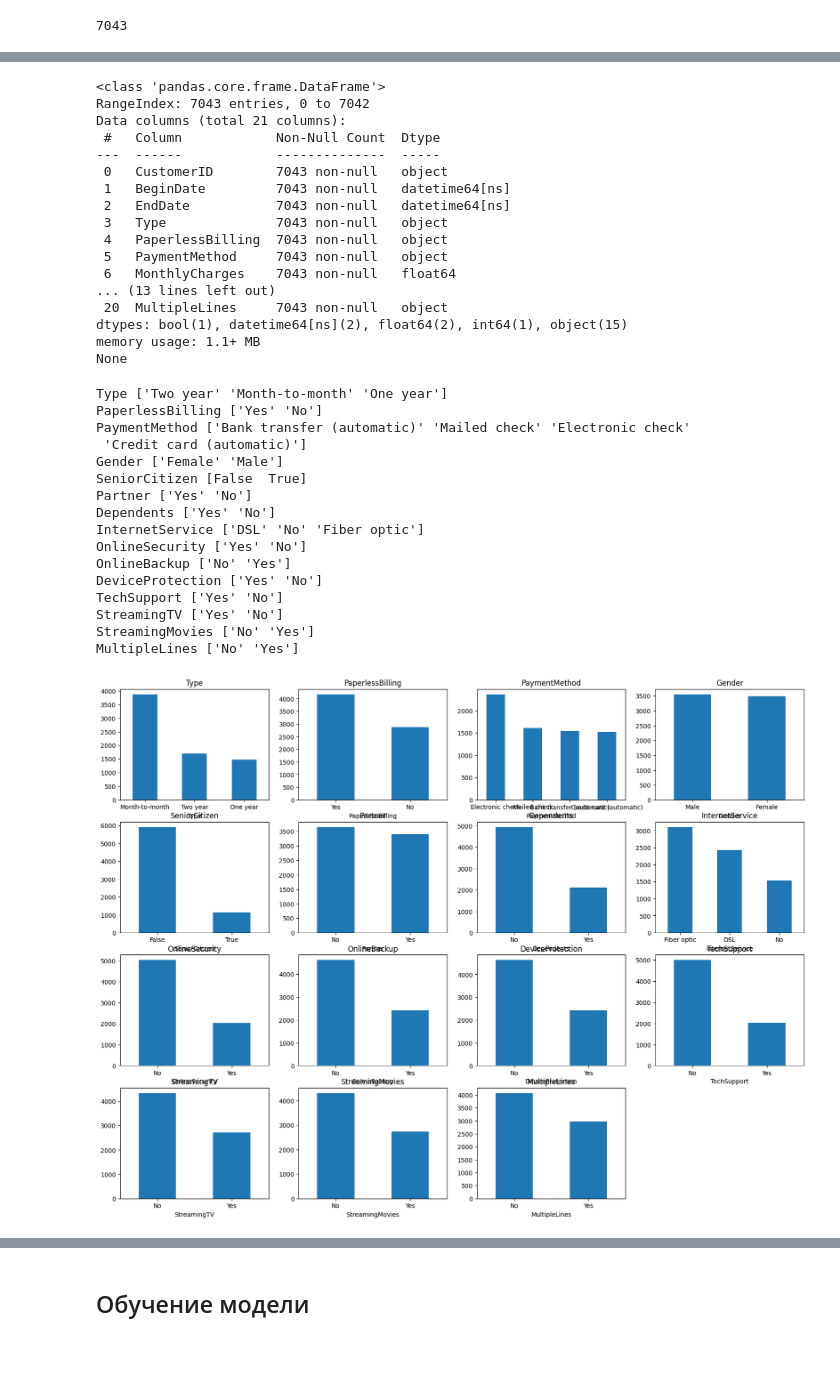
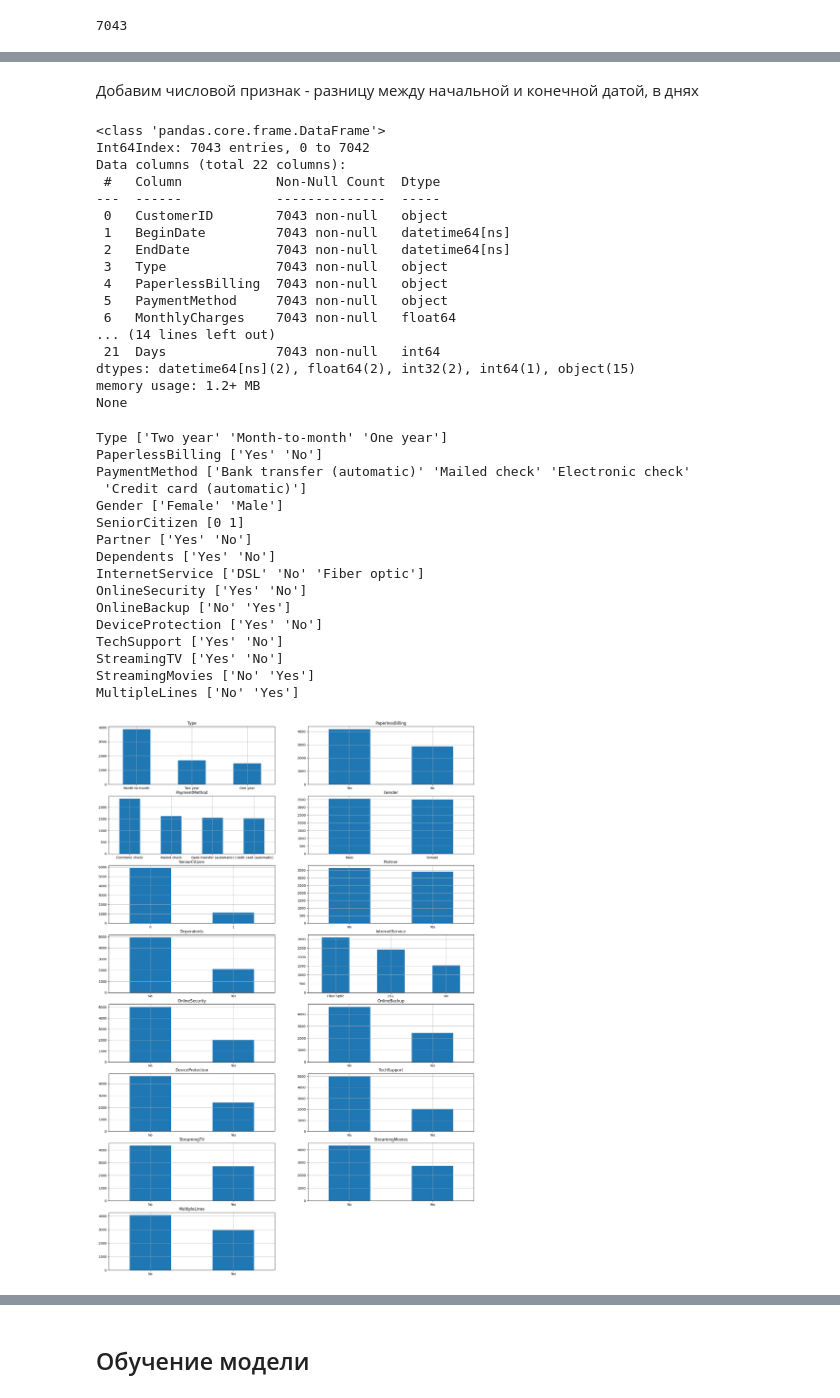
Before and after one commit to kirillva/project-final, a Jupyter notebook: index.ipynb, the cells around one changed output, grey strips where cells are left out. Cells and saved outputs as stored; diff of their text form; code cells hidden in the pictures; blank space fills up the shorter version.

```diff
--- a/index.ipynb
+++ b/index.ipynb
@@ -284,7 +289,7 @@ display(internet.head())
 | 3 | 7795-CFOCW | DSL | Yes | No | Yes | Yes | No | ... |
 | 4 | 9237-HQITU | Fiber optic | No | No | No | No | No | ... |
 # %%
-contract['Target'] = contract['EndDate'].isna()
+contract['Target'] = contract['EndDate'].isna().astype(int)
 # %% [markdown]
 ### Вывод:
 Был создан Target из EndDate, изменен формат internet и phone, чтобы корректно отобразить названия колонок.
@@ -419,5 +423,5 @@ len(df['CustomerID'].unique())
 7043
 # %%
 print(df['SeniorCitizen'].value_counts())
-df['SeniorCitizen'] = df['SeniorCitizen'].astype(bool)
+df['SeniorCitizen'] = df['SeniorCitizen'].astype(int)
 # %% [output]
@@ -428,9 +431,13 @@ Name: count, dtype: int64
+# %% [markdown]
+Добавим числовой признак - разницу между начальной и конечной датой, в днях
+# %%
+df['Days'] = (df['EndDate'] - df['BeginDate']).dt.days
 # %%
 print(df.info())
 # %% [output]
 <class 'pandas.core.frame.DataFrame'>
-RangeIndex: 7043 entries, 0 to 7042
-Data columns (total 21 columns):
+Int64Index: 7043 entries, 0 to 7042
+Data columns (total 22 columns):
  #   Column            Non-Null Count  Dtype
 ---  ------            --------------  -----
  0   CustomerID        7043 non-null   object
@@ -440,10 +447,10 @@ Data columns (total 21 columns):
  4   PaperlessBilling  7043 non-null   object
  5   PaymentMethod     7043 non-null   object
  6   MonthlyCharges    7043 non-null   float64
-... (13 lines left out)
- 20  MultipleLines     7043 non-null   object
-dtypes: bool(1), datetime64[ns](2), float64(2), int64(1), object(15)
-memory usage: 1.1+ MB
+... (14 lines left out)
+ 21  Days              7043 non-null   int64
+dtypes: datetime64[ns](2), float64(2), int32(2), int64(1), object(15)
+memory usage: 1.2+ MB
 None
 # %%
 categorical = [
@@ -481,7 +489,7 @@ PaperlessBilling ['Yes' 'No']
 PaymentMethod ['Bank transfer (automatic)' 'Mailed check' 'Electronic check'
  'Credit card (automatic)']
 Gender ['Female' 'Male']
-SeniorCitizen [False  True]
+SeniorCitizen [0 1]
 Partner ['Yes' 'No']
 Dependents ['Yes' 'No']
 InternetService ['DSL' 'No' 'Fiber optic']
@@ -493,17 +501,18 @@ StreamingTV ['Yes' 'No']
 StreamingMovies ['No' 'Yes']
 MultipleLines ['No' 'Yes']
 # %%
-plt.figure(figsize=(20, 15))
+plt.figure(figsize=(20, 30))
 
 for idx, column in enumerate(categorical):
-    ax = plt.subplot(4, 4, idx + 1)
+    ax = plt.subplot(8, 2, idx + 1)
 
     df[column].value_counts().plot(
         kind='bar',
         title=column,
         ax=ax,
         rot=0,
     )
+    ax.grid()
 plt.show()
 # %% [output]
-[figure, old version]
+[figure, new version]
```
Also changed, not shown: parts of 23 cells of this notebook.
